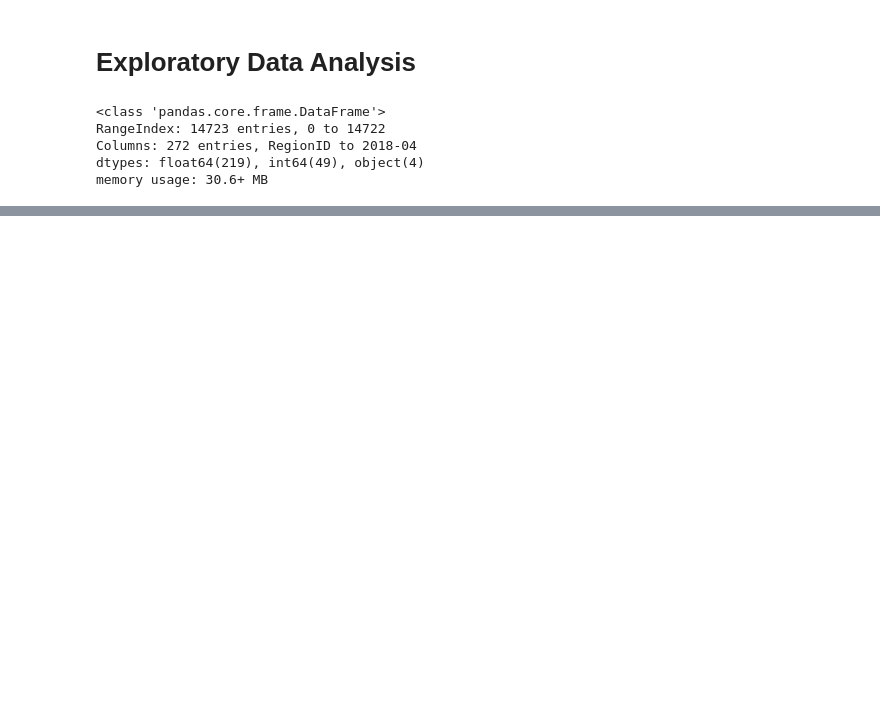
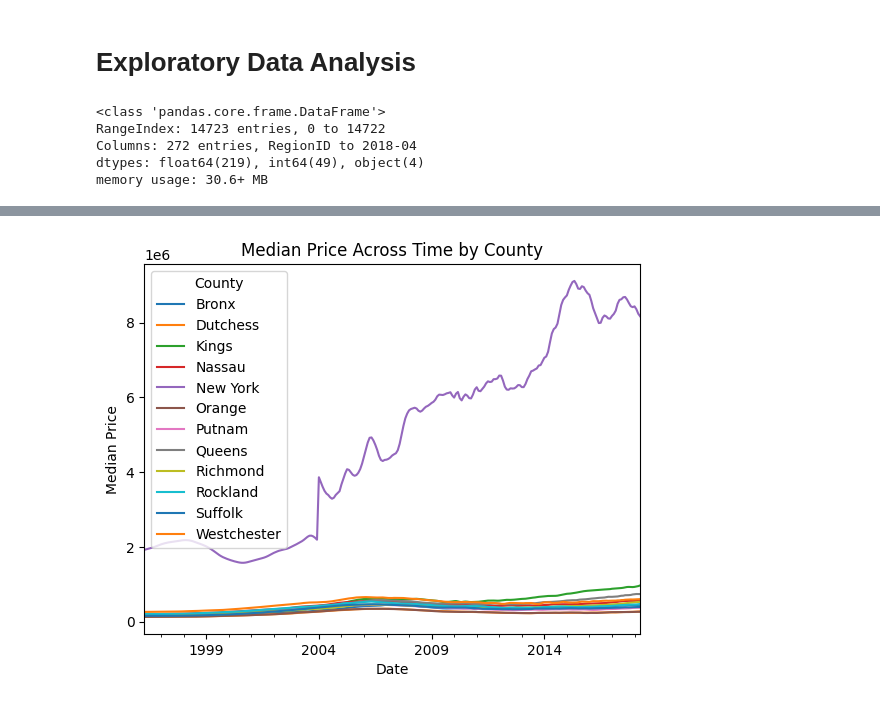
Before and after one commit to ImMaxRoss/time_series_modeling, a Jupyter notebook: EDA_notebook.ipynb, the cells around one changed output, grey strips where cells are left out. Saved outputs shown, nothing was run; the diff lists cells and outputs as text; code cells hidden in the pictures; blank space fills up the shorter version.

```diff
--- a/EDA_notebook.ipynb
+++ b/EDA_notebook.ipynb
@@ -40,3 +70,0 @@ def get_datetimes(df):
-# %%
-# Convert datetime columns
-df.columns = list(df.columns[:7]) + get_datetimes(df).strftime('%Y-%m').tolist()
@@ -48,25 +71,4 @@ ValueError: time data "RegionName" doesn't match format "%Y-%m", at position 0.
-# %%
-
-# Step 2: Data Preprocessing
-
-def get_datetimes(df):
-    """
-    Takes a dataframe:
-    returns only those column names that can be converted into datetime objects
-    as datetime objects.
-    NOTE number of returned columns may not match total number of columns in passed dataframe
-    """
-
-    # Check if the string can be converted to datetime
-    def is_datetime(s):
-        try:
-            pd.to_datetime(s, format='%Y-%m')
-            return True
-        except ValueError:
-            return False
-
-    return pd.to_datetime([col for col in df.columns.values[1:] if is_datetime(col)], format='%Y-%m')
-
-
-# Convert datetime columns
-df.columns = list(df.columns[:7]) + get_datetimes(df).strftime('%Y-%m').tolist()
+# %%
+new_york = df[(df['Metro'] == 'New York') & (df['State'] == 'NY')]
+new_york.drop(columns = ['Metro', 'RegionID', 'State'], inplace=True)
+new_york.info()
@@ -72,0 +102,12 @@ df.columns = list(df.columns[:7]) + get_datetimes(df).strftime('%Y-%m').tolist()
+# %%
+
+grouped_median_prices = new_york.groupby(['CountyName', 'Date'])['Median-Price'].median().unstack(level=0)
+
+grouped_median_prices.plot(kind='line')
+plt.xlabel('Date')
+plt.ylabel('Median Price')
+plt.title('Median Price Across Time by County')
+plt.legend(title='County')
+plt.show()
+# %% [output]
+[figure, added]
```
Also changed, not shown: parts of 14 cells of this notebook.
